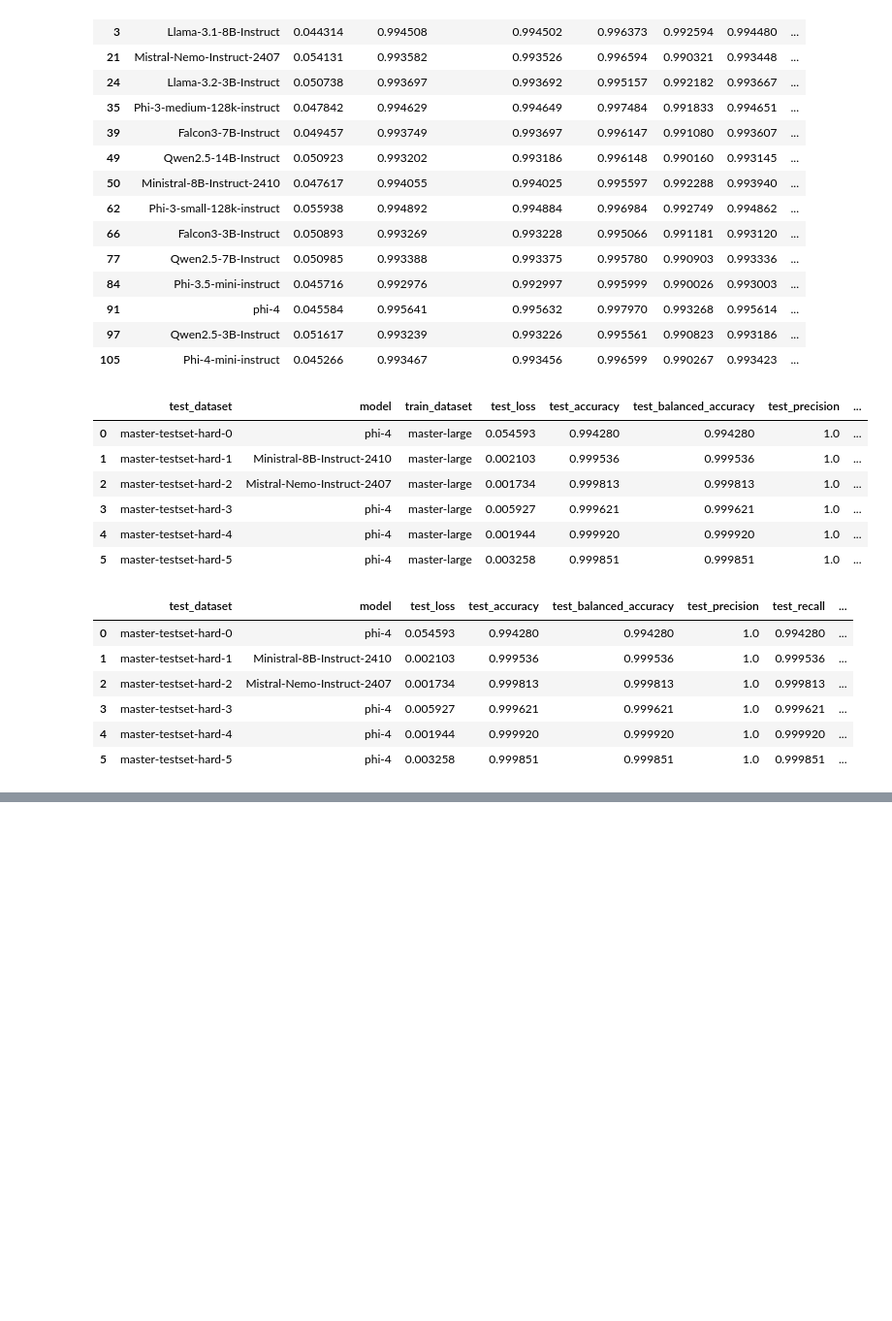
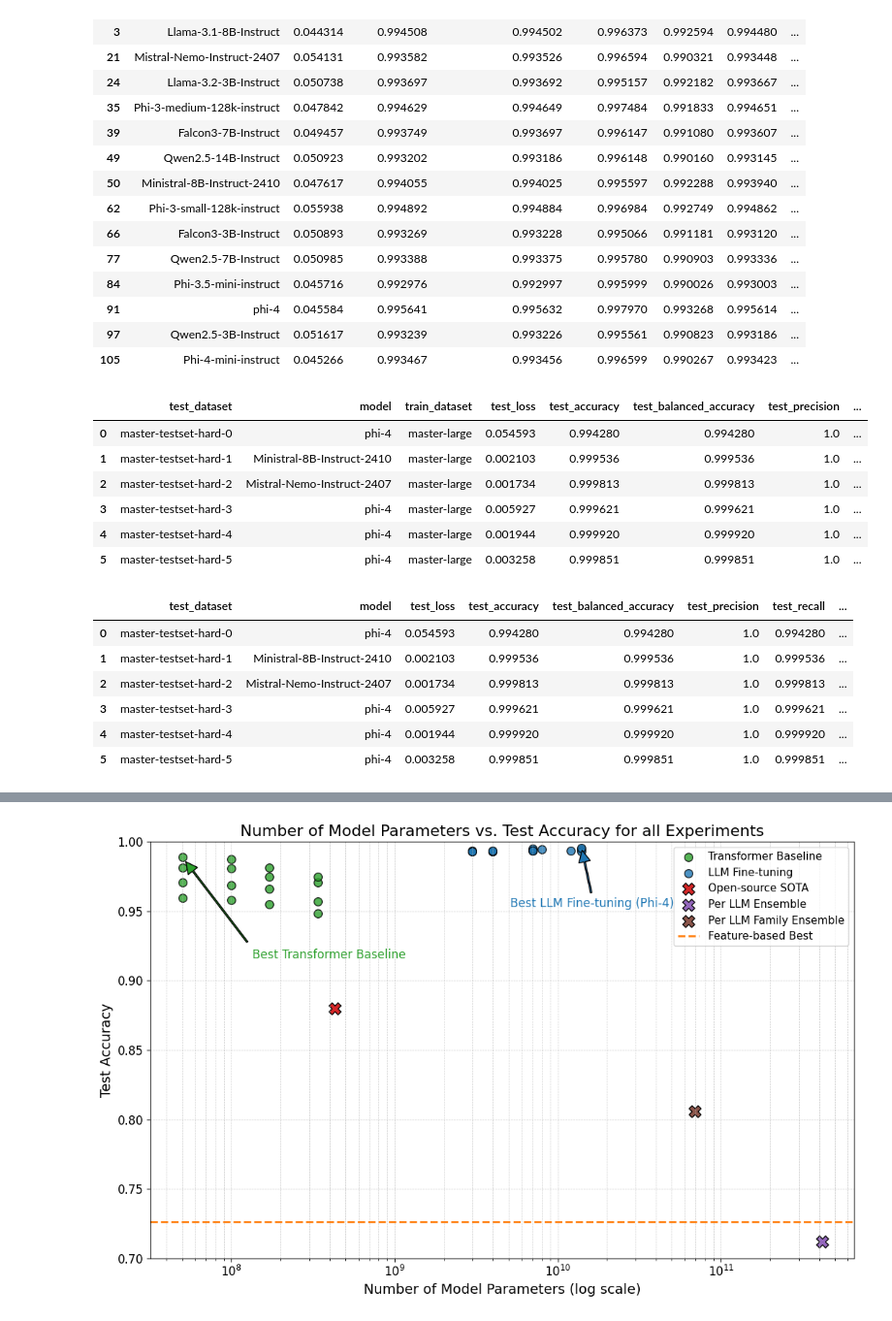
Before and after one commit to Michal1337/GenTextDetect, a Jupyter notebook: logs/plots.ipynb, the cells around one changed output, grey strips where cells are left out. Shown at 97% size. Saved outputs shown, nothing was run; the diff lists cells and outputs as text; code cells hidden in the pictures; blank space fills up the shorter version.

Commit message:
add all plots

```diff
--- a/logs/plots.ipynb
+++ b/logs/plots.ipynb
@@ -51,3 +51,9 @@ final[["test_dataset","model", "test_loss", "test_accuracy", "test_balanced_accu
 | 3 | master-testset-hard-3 | phi-4 | 0.005927 | 0.999621 | 0.999621 | 1.0 | 0.999621 | ... |
 | 4 | master-testset-hard-4 | phi-4 | 0.001944 | 0.999920 | 0.999920 | 1.0 | 0.999920 | ... |
 | 5 | master-testset-hard-5 | phi-4 | 0.003258 | 0.999851 | 0.999851 | 1.0 | 0.999851 | ... |
+# %%
+df_llm = pd.read_csv("finetune_eval.csv")
+df_llm = df_llm[df_llm["test_dataset"] == "master-testset"]
+# %%
+df_b = pd.read_csv("baseline_eval.csv")
+df_b = df_b[df_b["test_dataset"] == "master-testset"]
@@ -53,0 +113,66 @@ final[["test_dataset","model", "test_loss", "test_accuracy", "test_balanced_accu
+# %%
+df_llm["model_size"] = df_llm["model"].map(model_sizes_llm)
+df_b["model_size"] = df_b["model"].map(model_sizes_b)
+# %%
+import matplotlib.pyplot as plt
+
+plt.figure(figsize=(11, 7))
+
+plt.scatter(df_b["model_size"], df_b["test_accuracy"],
+            color='#2ca02c', label='Transformer Baseline', edgecolor='black', alpha=0.8, s=70)
+
+plt.scatter(df_llm["model_size"], df_llm["test_accuracy"],
+            color='#1f77b4', label='LLM Fine-tuning', edgecolor='black', alpha=0.8, s=70)
+
+plt.scatter(430_000_000, 0.88,
+            color='#d62728', label='Open-source SOTA', marker='X', s=150, edgecolor='black')
+
+plt.scatter(416_000_000_000, 0.712,
+            color='#9467bd', label='Per LLM Ensemble', marker='X', s=150, edgecolor='black')
+
+plt.scatter(69_000_000_000, 0.8061, label="Per LLM Family Ensemble", marker='X', s=150, edgecolor='black', color='#8c564b')
+
+plt.axhline(y=0.726, color='#ff7f0e', linestyle='--', linewidth=2, label='Feature-based Best')
+
+max_llm_idx = df_llm["test_accuracy"].idxmax()
+max_b_idx = df_b["test_accuracy"].idxmax()
+
+max_llm_x = df_llm.loc[max_llm_idx, "model_size"]
+max_llm_y = df_llm.loc[max_llm_idx, "test_accuracy"]
+
+max_b_x = df_b.loc[max_b_idx, "model_size"]
+max_b_y = df_b.loc[max_b_idx, "test_accuracy"]
+
+plt.annotate('Best LLM Fine-tuning (Phi-4)',
+             xy=(max_llm_x, max_llm_y),
+             xytext=(max_llm_x*1.16, max_llm_y-0.04),
+             ha='center', va='center',
+             textcoords='data',
+             arrowprops=dict(facecolor='#1f77b4', shrink=0.05, width=1.5,
+                             connectionstyle="arc3,rad=0"),
+             fontsize=12, color='#1f77b4')
+
+plt.annotate('Best Transformer Baseline',
+             xy=(max_b_x, max_b_y),
+             xytext=(150, -100),  # offset 80 points right, 40 points down from the point
+             textcoords='offset points',
+             ha='center', va='center',
+             arrowprops=dict(facecolor='#2ca02c', shrink=0.05, width=1.5,
+                             connectionstyle="arc3,rad=0"),
+             fontsize=12, color='#2ca02c')
+
+plt.xlabel("Number of Model Parameters (log scale)", fontsize=14)
+plt.ylabel("Test Accuracy", fontsize=14)
+plt.title("Number of Model Parameters vs. Test Accuracy for all Experiments", fontsize=16)
+
+plt.xscale('log')
+plt.ylim(0.7, 1)
+
+plt.xticks(fontsize=12)
+plt.yticks(fontsize=12)
+plt.grid(True, which='both', linestyle='--', linewidth=0.5, alpha=0.7)
+plt.legend(fontsize=11, frameon=True, loc='upper right')
+plt.tight_layout()
+plt.show()
+# %% [output]
+[figure, added]
```
Also changed, not shown: parts of 2 cells of this notebook, 6 other files.
